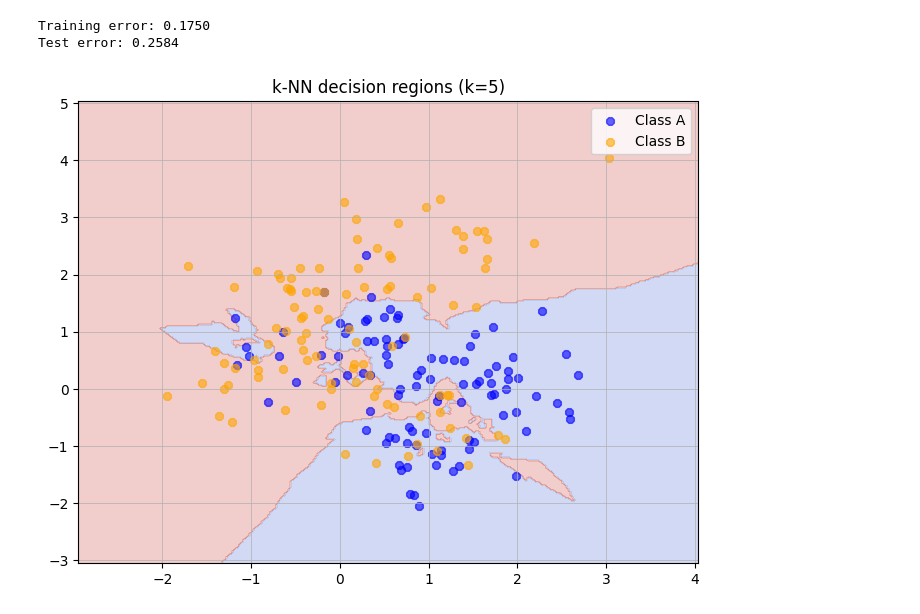
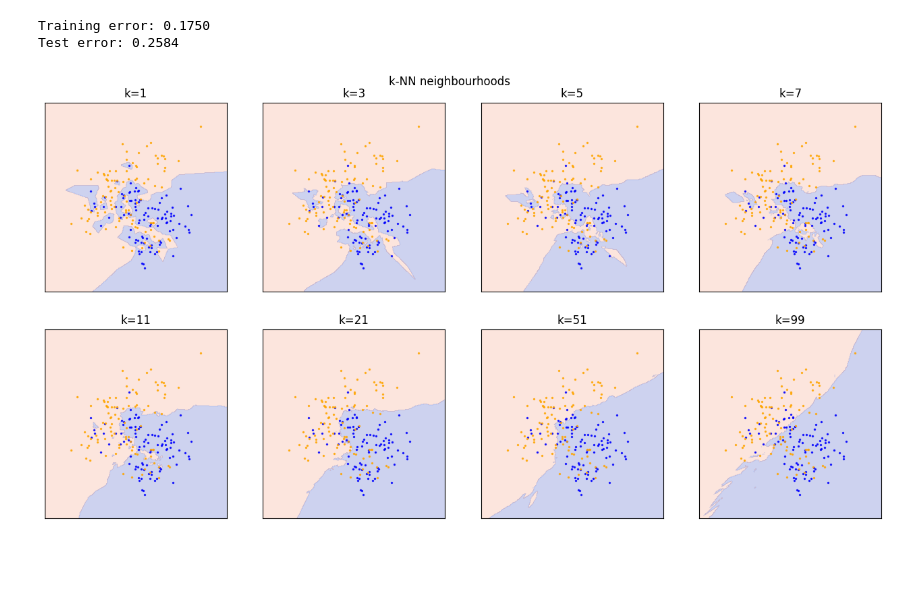
Before and after one commit to RoySrijeet/ESL, a Jupyter notebook: C2_overview_of_supervised_learning.ipynb, the cells around one changed output. Cells and saved outputs as stored; diff of their text form; code cells hidden in the pictures; blank space fills up the shorter version.

```diff
--- a/C2_overview_of_supervised_learning.ipynb
+++ b/C2_overview_of_supervised_learning.ipynb
@@ -166,14 +168,14 @@ N_train = 200
 X_a_train, X_b_train = [], []
 for _ in range(N_train // 2):
     mu_a = m_k_a[np.random.choice(np.arange(10), p=mean_proba)]
-    X_a_train.append(np.random.multivariate_normal(mu_a, cluster_cov, 1))
+    X_a_train.append(np.random.multivariate_normal(mu_a, cluster_cov))
 
     mu_b = m_k_b[np.random.choice(np.arange(10), p=mean_proba)]
-    X_b_train.append(np.random.multivariate_normal(mu_b, cluster_cov, 1))
+    X_b_train.append(np.random.multivariate_normal(mu_b, cluster_cov))
 
 X_a_train = np.vstack(X_a_train)
 X_b_train = np.vstack(X_b_train)
-_X_train = np.vstack([X_a, X_b])
+_X_train = np.vstack([X_a_train, X_b_train])
 y_train = np.concatenate([-np.ones(N_train // 2), np.ones(N_train // 2)])
 
 ### test set ###
@@ -181,10 +183,10 @@ N_test = 10000
 X_a_test, X_b_test = [], []
 for _ in range(N_test // 2):
     mu_a = m_k_a[np.random.choice(np.arange(10), p=mean_proba)]
-    X_a_test.append(np.random.multivariate_normal(mu_a, cluster_cov, 1))
+    X_a_test.append(np.random.multivariate_normal(mu_a, cluster_cov))
 
     mu_b = m_k_b[np.random.choice(np.arange(10), p=mean_proba)]
-    X_b_test.append(np.random.multivariate_normal(mu_b, cluster_cov, 1))
+    X_b_test.append(np.random.multivariate_normal(mu_b, cluster_cov))
 
 X_a_test = np.vstack(X_a_test)
 X_b_test = np.vstack(X_b_test)
@@ -337,26 +325,32 @@ print(f"Test error: {knn_test_error:.4f}")
 Training error: 0.1750
 Test error: 0.2584
 # %%
-# define grid
+# kNN classifier neighbourhoods for different k values
 x_min, x_max = _X_train[:, 0].min() - 1, _X_train[:, 0].max() + 1
 y_min, y_max = _X_train[:, 1].min() - 1, _X_train[:, 1].max() + 1
 xx, yy = np.meshgrid(np.linspace(x_min, x_max, 300),
                      np.linspace(y_min, y_max, 300))
 
 # stack grid points and predict
 grid_points = np.c_[xx.ravel(), yy.ravel()]
-Z = kNN(_X_train, y_train, grid_points, k=5)
-Z = Z.reshape(xx.shape)
+k_list = [1,3,5,7,11,21,51,99]
+ncols = 4
+nrows = len(k_list) // ncols
+plt.figure(figsize=(16, 8))
+for i, k in enumerate(k_list):
+    Z = kNN(_X_train, y_train, grid_points, k=k)
+    Z = Z.reshape(xx.shape)
+    plt.subplot(nrows, ncols, i+1)
+    plt.contourf(xx, yy, Z, levels=[-1,0,1], extend="both",alpha=0.25, cmap="coolwarm")
 
-# Plot
-plt.figure(figsize=(8, 6))
-plt.contourf(xx, yy, Z, alpha=0.25, cmap="coolwarm")
+    plt.scatter(X_a_train[:, 0], X_a_train[:, 1], c="blue", marker="o", label="Class A", alpha=0.8, s=2)
+    plt.scatter(X_b_train[:, 0], X_b_train[:, 1], c="orange", marker="o", label="Class B", alpha=0.8, s=2)
+    plt.title(f"k={k}")
+    plt.grid(True, linewidth=0.5)
+    plt.xticks([])
+    plt.yticks([])
 
-plt.scatter(X_a_train[:, 0], X_a_train[:, 1], c="blue", marker="8", label="Class A", alpha=0.6)
-plt.scatter(X_b_train[:, 0], X_b_train[:, 1], c="orange", marker="8", label="Class B", alpha=0.6)
-plt.legend()
-plt.title("k-NN decision regions (k=5)")
-plt.grid(True, linewidth=0.5)
+plt.suptitle("k-NN neighbourhoods", y=0.93)
 plt.show()
 # %% [output]
-[figure, old version]
+[figure, new version]
```
Also changed, not shown: parts of 13 cells of this notebook.
